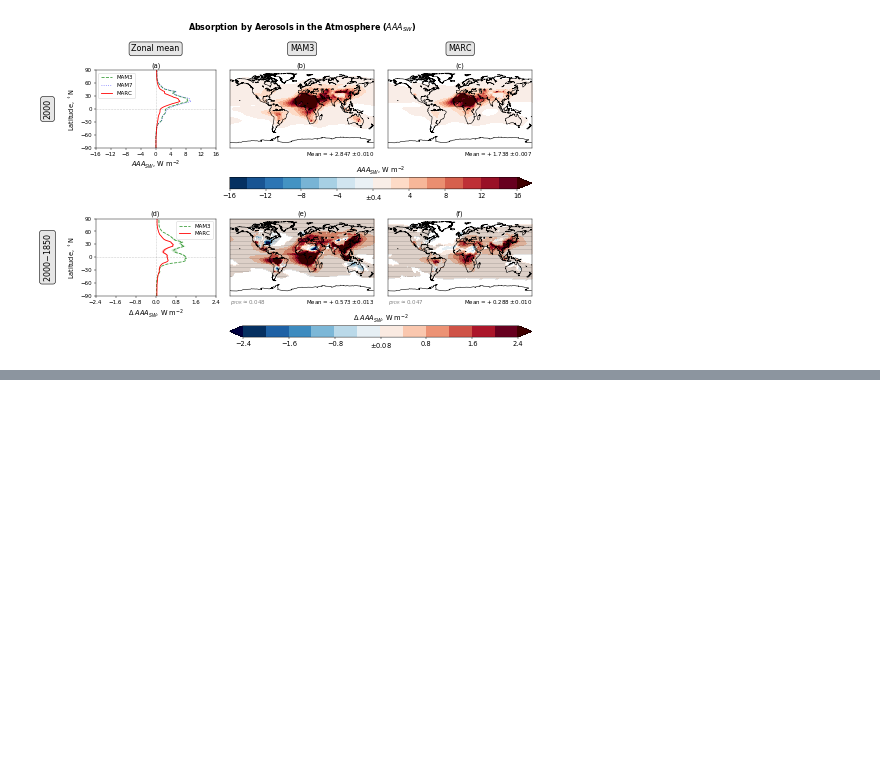
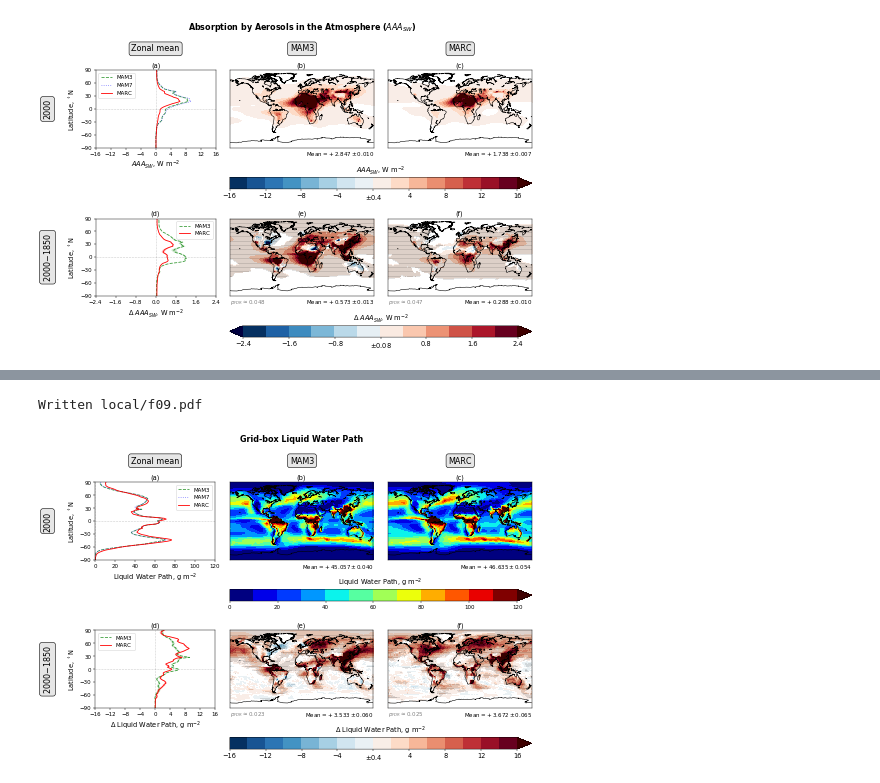
Before and after one commit to grandey/p17c-marc-comparison, a Jupyter notebook: manuscript_draft2017b/figures_draft_2017b.ipynb, the cells around one changed output, grey strips where cells are left out. Saved outputs shown, nothing was run; the diff lists cells and outputs as text; code cells hidden in the pictures; blank space fills up the shorter version.

```diff
--- a/manuscript_draft2017b/figures_draft_2017b.ipynb
+++ b/manuscript_draft2017b/figures_draft_2017b.ipynb
@@ -659,0 +692,13 @@ Written local/f06.pdf
+# %%
+# Grid-box Liquid Water Path
+fig = zonal_means_maps_2000_diff(model_var_dict={'mam3': 'TGCLDLWP', 'mam7': 'TGCLDLWP',
+                                                 'marc': 'TGCLDLWP'},
+                                 main_title='Grid-box Liquid Water Path',
+                                 xlabel='Liquid Water Path, g m$^{-2}$', sf=1e3,
+                                 xlim_2000=[0, 120], whiteout_2000=None, cmap_2000='jet', nlev_2000=12,
+                                 xlim_diff=[-16, 16], whiteout_diff='0.4', cmap_diff='RdBu_r', nlev_diff=16,
+                                 file_prefix='f{:02}'.format(figure_counter))
+figure_counter += 1
+# %% [output]
+Written local/f09.pdf
+[figure, added]
```
Also changed, not shown: parts of 21 cells of this notebook.
